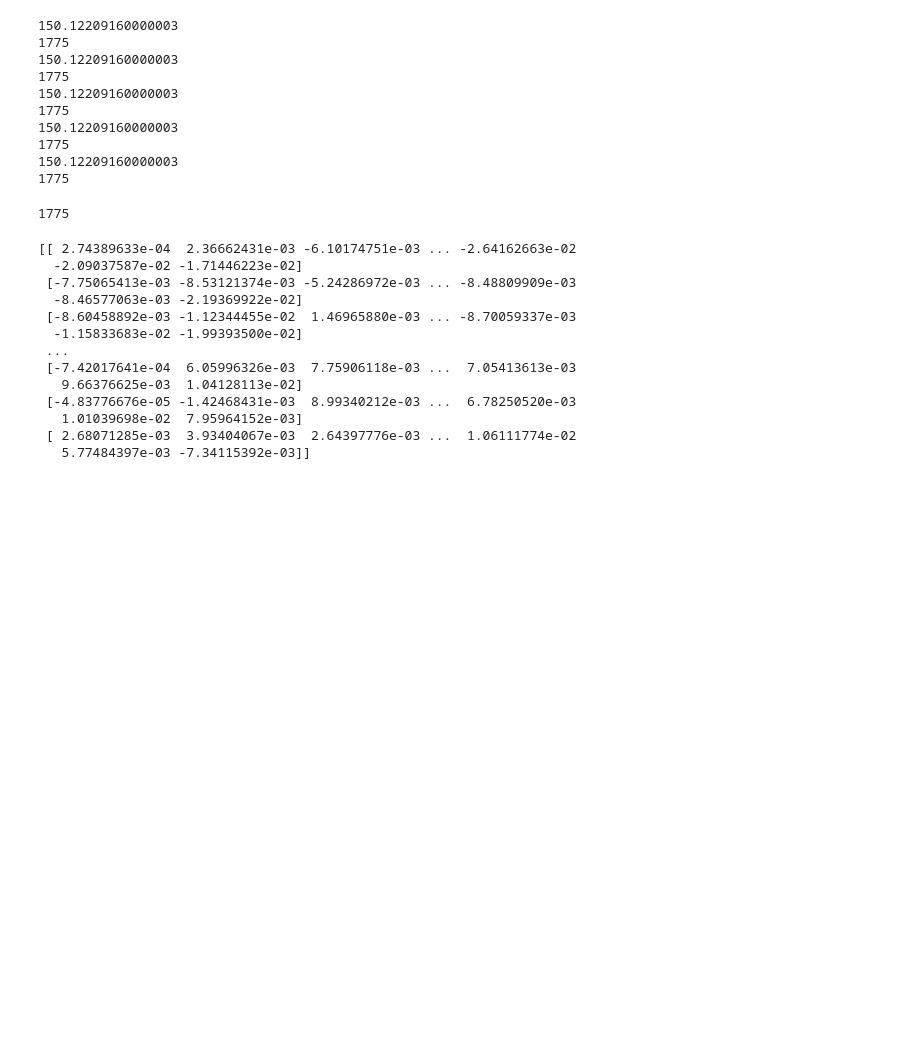
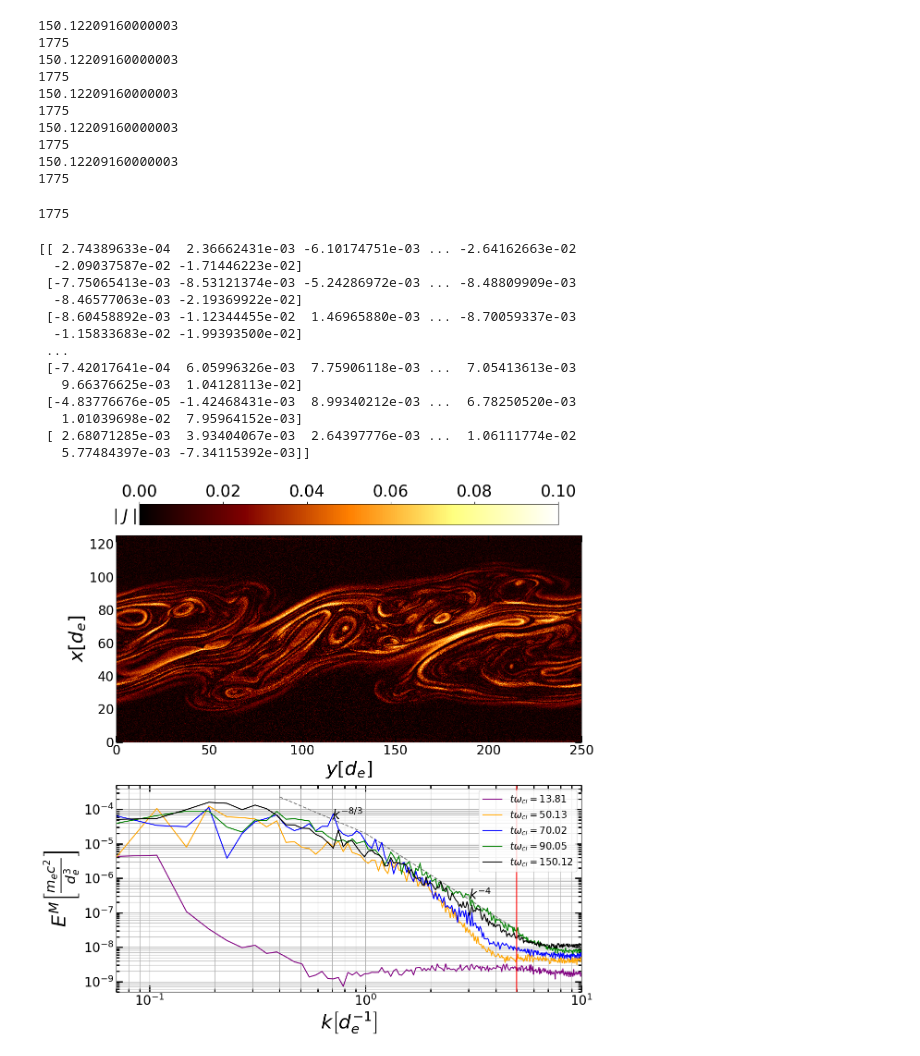
Before and after one commit to jgoodwill1/TurbPy, a Jupyter notebook: Analysis/Jupyter/spectrum.ipynb, the cells around one changed output. Drawn from its saved outputs; the diff is of its cells as text; code cells hidden in the pictures; blank space fills up the shorter version.

```diff
--- a/Analysis/Jupyter/spectrum.ipynb
+++ b/Analysis/Jupyter/spectrum.ipynb
@@ -163,7 +163,7 @@ def EnSpec2D(dbx, dby, dbz, kf = np.inf, numbins = 1, lx = 2 * np.pi, ly = 2 * n
     print(knrm_sort)
     return kbins,  En
 # %%
-def EbSpec2D(dbx, dby, dbz, lx = 2 * np.pi, ly = 2 * np.pi):
+def EbSpec2D(dbx, dby, dbz, dex, dey, dez, lx = 2 * np.pi, ly = 2 * np.pi):
     nx = dbx.shape[0]
     ny = dbx.shape[1]
 
@@ -178,6 +178,18 @@ def EbSpec2D(dbx, dby, dbz, lx = 2 * np.pi, ly = 2 * np.pi):
     fdbz = np.fft.fftshift(np.fft.fftn(dbz))/(nx * ny)
     fdbz = np.abs(fdbz)**2/2
     fdbz = fdbx.flatten()
+
+    fdex = np.fft.fftshift(np.fft.fftn(dex))/(nx * ny)
+    fdex = np.abs(fdex)**2/2
+    fdex = fdbx.flatten()
+
+    fdey = np.fft.fftshift(np.fft.fftn(dey))/(nx * ny)
+    fdey = np.abs(fdey)**2/2
+    fdey = fdbx.flatten()
+
+    fdez = np.fft.fftshift(np.fft.fftn(dez))/(nx * ny)
+    fdez = np.abs(fdez)**2/2
+    fdez = fdbx.flatten()
 
     kfreqx = np.fft.fftshift(np.fft.fftfreq(nx)) * nx * 2 * np.pi/lx
     kfreqy = np.fft.fftshift(np.fft.fftfreq(ny)) * ny * 2 * np.pi/ly
@@ -198,9 +210,9 @@ def EbSpec2D(dbx, dby, dbz, lx = 2 * np.pi, ly = 2 * np.pi):
             fdbz_sum[k] = 0
         else:
             # print(fdbx[index])
-            fdbx_in = fdbx[index]
-            fdby_in = fdby[index]
-            fdbz_in = fdby[index]
+            fdbx_in = fdbx[index] + fdex[index]
+            fdby_in = fdby[index] + fdey[index]
+            fdbz_in = fdbz[index] + fdez[index]
             # print(fdbx_in)
             fdbx_sum[k] = np.sum(fdbx_in)
             fdby_sum[k] = np.sum(fdby_in)
@@ -310,7 +352,7 @@ y1 = 2 * 10**(-5) * x1**(-8/3)
 x3 = np.linspace(1, 5, 200)
 y3 = y1[-1]  * x3**(-4)
 # %%
-fig, ax1 = plt.subplots(2, 1, figsize = (12,12))
+fig, ax1 = plt.subplots(2, 1, figsize = (12,12), layout = 'constrained')
 
 
 cm1 = ax1[0].pcolormesh(lyr_de, lxr_de, np.abs(jz), cmap = 'afmhot', vmin = 0, vmax = 0.1)
@@ -318,33 +360,36 @@ ax1[0].set_xlabel(r'$y[d_e]$', size = 30)
 ax1[0].set_ylabel(r'$x[d_e]$', size = 30)
 # ax1[0].set_title(r'$t \omega_{ci} = $'f'{np.round(twci[1087],2)}', fontsize = 30)
 ax1[0].tick_params(which='both', width=2, labelsize = 20, right = True, direction = 'in')
 ax1[0].tick_params(which='major', length=10, top = True, right =True)
 ax1[0].tick_params(which='minor', length=5 , top = True, right =True)
 cb = fig.colorbar(cm1, location = 'top', shrink = 0.9)
 cb.ax.tick_params(labelsize = 25)
 cb.ax.set_title(r'$\mid J \mid$', position = (-0.04,0), y = 0, fontsize = 25)
 
 
 
 ax1[1].loglog(x1, y1, linestyle = '--', color = 'gray')
 # ax1[1].loglog(x2, y2, linestyle = '--', color = 'gray')
 ax1[1].loglog(x3, y3, linestyle = '--', color = 'gray')
 ax1[1].loglog(k0[1:], fft0[1:], color = 'purple' , label = r'$t \omega_{ci} =$'f'{np.round(twci[100] ,2)}')
 ax1[1].loglog(k[1:], fft[1:], color = 'orange', label = r'$t \omega_{ci} = $'f'{ np.round(twci[363] ,2)}')
 ax1[1].loglog(k2[1:], fft2[1:], color = 'blue', label = r'$t \omega_{ci} = $'f'{ np.round(twci[507] ,2)}')
 ax1[1].loglog(k3[1:], fft3[1:], color = 'green', label = r'$t \omega_{ci} =$'f'{np.round(twci[652] ,2)}')
 ax1[1].loglog(k4[1:], fft4[1:], color = 'black', label = r'$t \omega_{ci} =$'f'{np.round(twci[1087],2)}')
 ax1[1].axvline(5, color = 'red')
 ax1[1].tick_params(which='both', width=2, labelsize = 20, right = True, direction = 'in')
 ax1[1].tick_params(which='major', length=10, top = True, right =True)
 ax1[1].tick_params(which='minor', length=5 , top = True, right =True)
 
 plt.text(x1[100], y1[100], r'$k^{-8/3}$', size = 20)
 plt.text(x3[100], y3[100], r'$k^{-4}$', size = 20)
 
-ax1[1].set_ylabel(r'$E^B \left[ \frac{m_e c^2}{d_e^3}  \right]$', size  = 30)
+ax1[1].set_ylabel(r'$E^M \left[ \frac{m_e c^2}{d_e^3}  \right]$', size  = 30)
 ax1[1].set_xlabel(r'$k  \left[ d_e^{-1}    \right]$', size = 30)
+ax1[1].set_xlim(7 * 10**(-2), 1 * 10**(1))
 ax1[1].set_ylim(5 * 10**(-10), 5 * 10**(-4))
 ax1[1].grid(which = 'both')
-ax1[1].legend(loc = 'upper right', fontsize = 20)
-fig.savefig(figs + f'spectrum_twci.pdf', dpi = 1)
+ax1[1].legend(loc = 'upper right', fontsize = 15)
+fig.savefig(figs + f'spectrum_twci.png')
+# %% [output]
+[figure, added]
```
Also changed, not shown: parts of 1 cell of this notebook, 11 other files.
